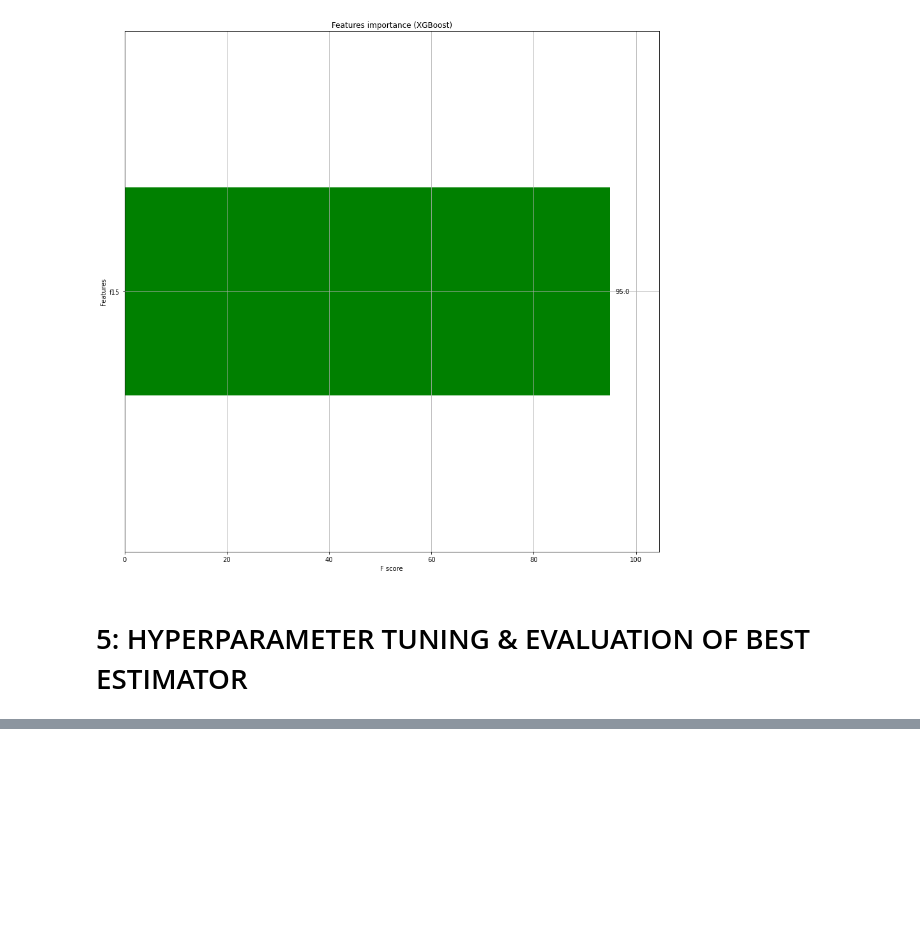
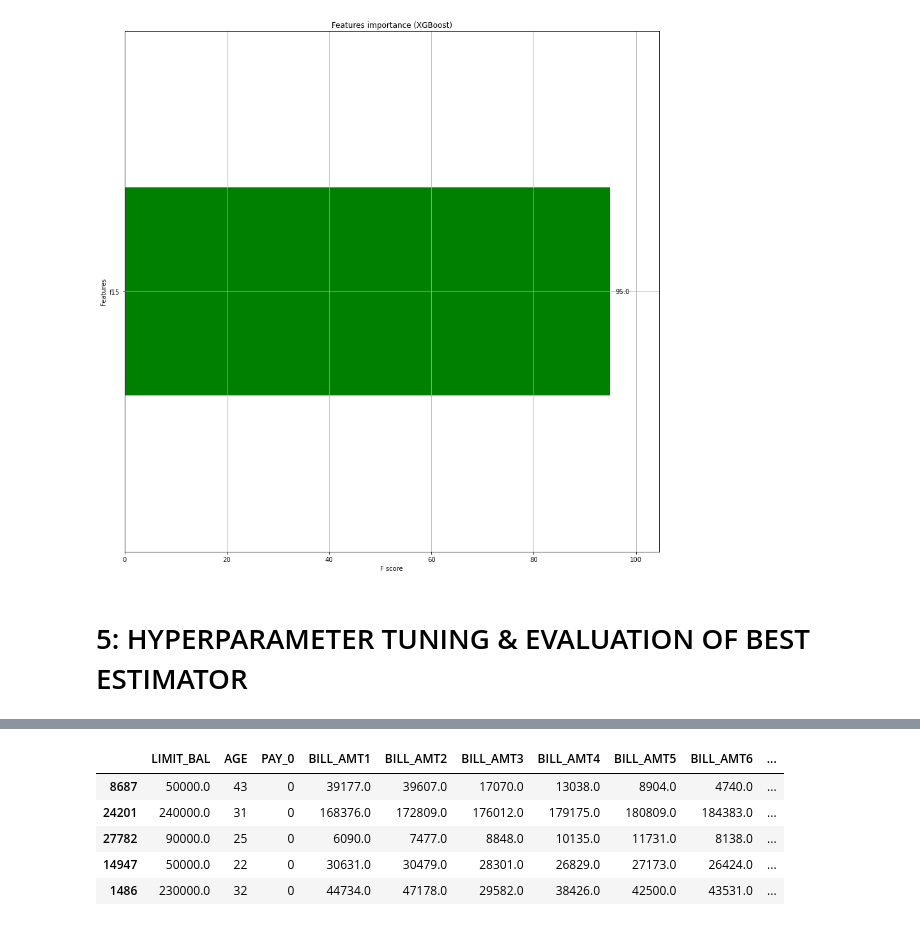
Before and after one commit to NevJay/Credit-Card-Default, a Jupyter notebook: XGBoost_task2.ipynb, the cells around one changed output, grey strips where cells are left out. Saved outputs shown, nothing was run; the diff lists cells and outputs as text; code cells hidden in the pictures; blank space fills up the shorter version.

```diff
--- a/XGBoost_task2.ipynb
+++ b/XGBoost_task2.ipynb
@@ -466,0 +524,9 @@ print("Classification Report :- \n",classification_report(y_test, pred))
+# %%
+X_test.head()
+# %% [output]
+|  | LIMIT_BAL | AGE | PAY_0 | BILL_AMT1 | BILL_AMT2 | BILL_AMT3 | BILL_AMT4 | BILL_AMT5 | BILL_AMT6 | ... |
+| 8687 | 50000.0 | 43 | 0 | 39177.0 | 39607.0 | 17070.0 | 13038.0 | 8904.0 | 4740.0 | ... |
+| 24201 | 240000.0 | 31 | 0 | 168376.0 | 172809.0 | 176012.0 | 179175.0 | 180809.0 | 184383.0 | ... |
+| 27782 | 90000.0 | 25 | 0 | 6090.0 | 7477.0 | 8848.0 | 10135.0 | 11731.0 | 8138.0 | ... |
+| 14947 | 50000.0 | 22 | 0 | 30631.0 | 30479.0 | 28301.0 | 26829.0 | 27173.0 | 26424.0 | ... |
+| 1486 | 230000.0 | 32 | 0 | 44734.0 | 47178.0 | 29582.0 | 38426.0 | 42500.0 | 43531.0 | ... |
```
Also changed, not shown: parts of 6 cells of this notebook.
